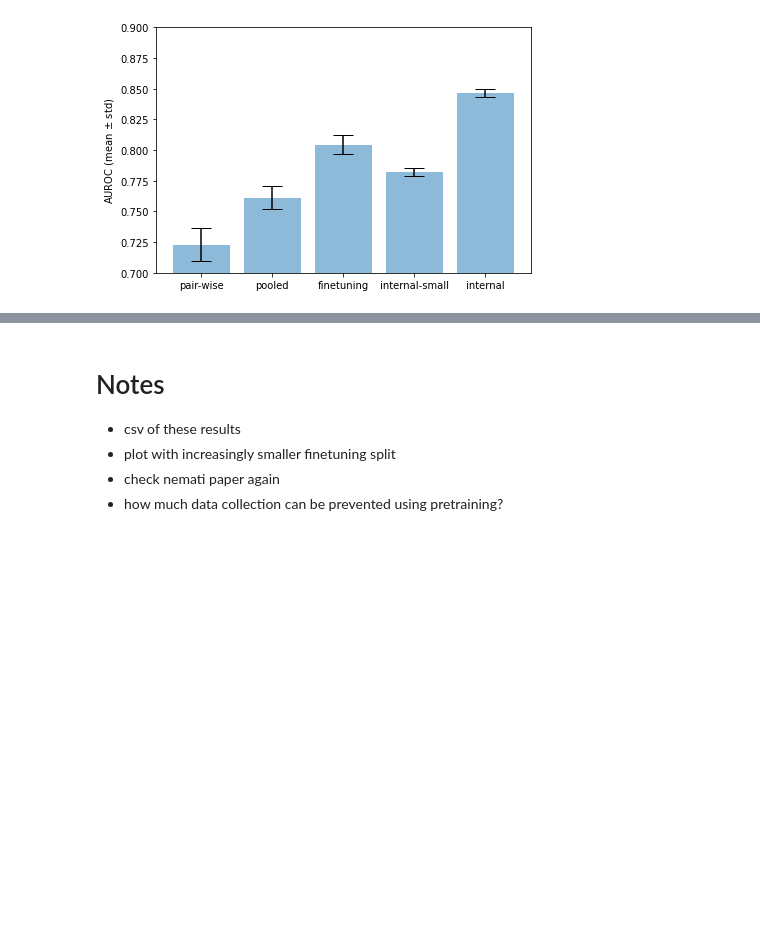
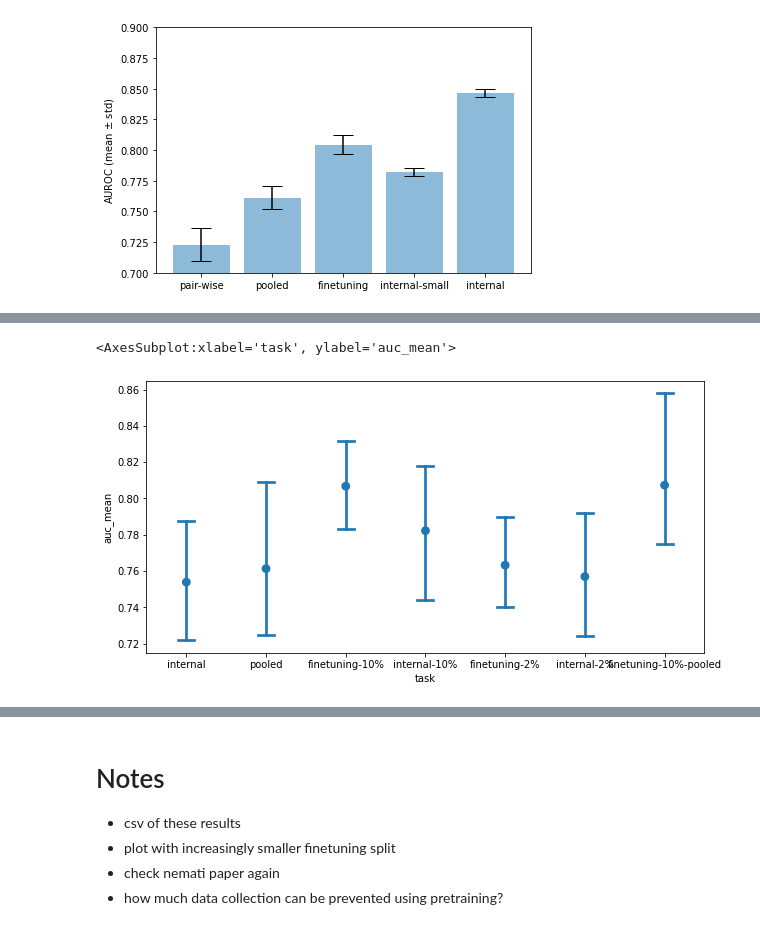
Before and after one commit to BorgwardtLab/multicenter-sepsis, a Jupyter notebook: revisions/notebooks/Finetuning_comparison.ipynb, the cells around one changed output, grey strips where cells are left out. Saved outputs shown, nothing was run; the diff lists cells and outputs as text; code cells hidden in the pictures; blank space fills up the shorter version.

```diff
--- a/revisions/notebooks/Finetuning_comparison.ipynb
+++ b/revisions/notebooks/Finetuning_comparison.ipynb
@@ -281,0 +510,14 @@ Text(0.5, 1.0, 'Performance across datasets')
+# %%
+df = df.reset_index()
+# %%
+mapping = {'p1': 'internal',
+           'p2': 'pooled',
+           'p3': 'finetuning-10%',
+           'p4': 'internal-10%',
+           'p5': 'finetuning-2%',
+           'p6': 'internal-2%',
+           'p7': 'finetuning-10%-pooled'
+}
+df['level_0'] = df['level_0'].apply(lambda x: mapping.get(x))
+# %%
+df = df.rename(columns={'level_0': 'task'})
@@ -281,0 +544,6 @@ Text(0.5, 1.0, 'Performance across datasets')
+# %%
+plt.figure(figsize=(10,5))
+sns.pointplot(x='task', y='auc_mean', data=df, join=False, capsize=0.2)
+# %% [output]
+<AxesSubplot:xlabel='task', ylabel='auc_mean'>
+[figure, added]
```
Also changed, not shown: parts of 84 cells of this notebook.
